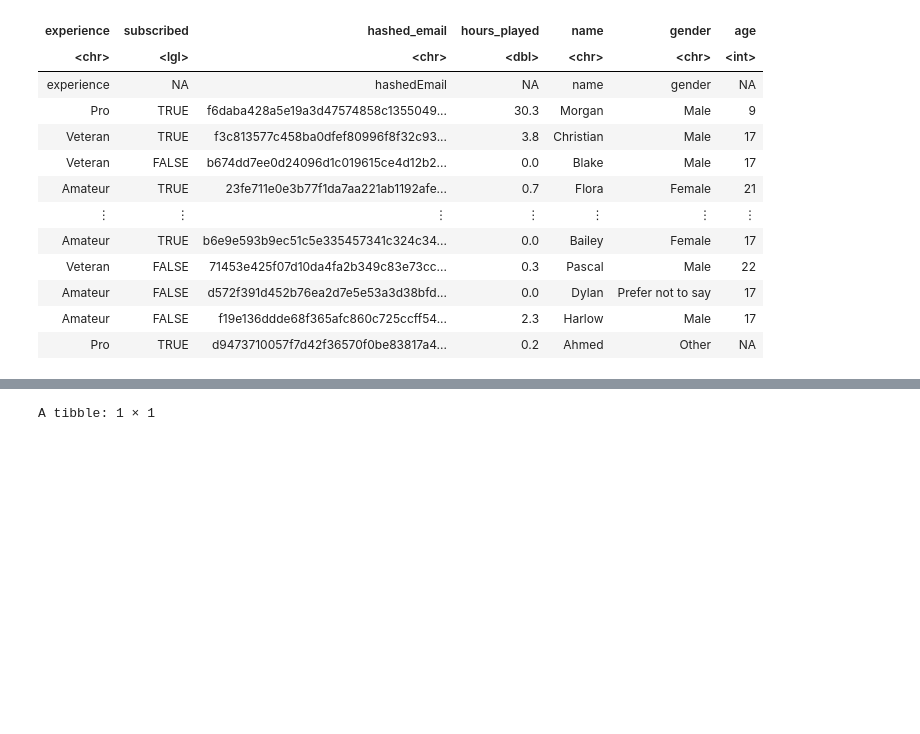
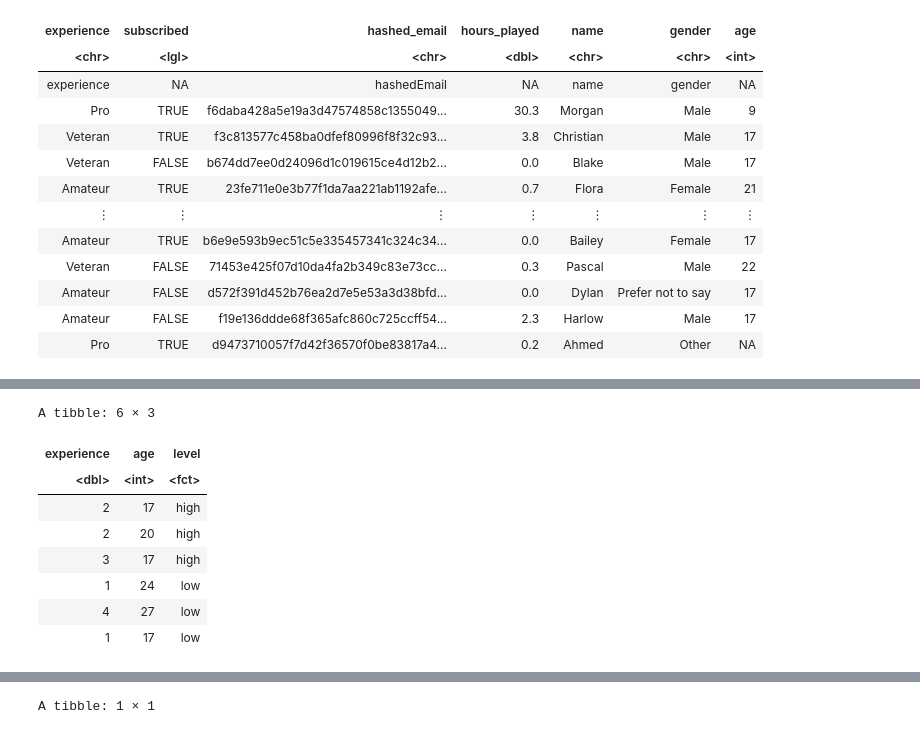
Before and after one commit to azoli113/DSCI100-Project-Group-006-36, a Jupyter notebook: draft-Copy1.ipynb, the cells around one changed output, grey strips where cells are left out. Cells and saved outputs as stored; diff of their text form; code cells hidden in the pictures; blank space fills up the shorter version.

```diff
--- a/draft-Copy1.ipynb
+++ b/draft-Copy1.ipynb
@@ -112,0 +139,19 @@ A tibble: 194 × 4
+# %%
+set.seed(1)
+
+split_data <- initial_split(players, prop = 3/4, strata = level)
+
+training_data <- training(split_data)
+testing_data <- testing(split_data)
+
+head(training_data)
+# %% [output]
+A tibble: 6 × 3
+| experience | age | level |
+| <dbl> | <int> | <fct> |
+| 2 | 17 | high |
+| 2 | 20 | high |
+| 3 | 17 | high |
+| 1 | 24 | low |
+| 4 | 27 | low |
+| 1 | 17 | low |
```
Also changed, not shown: parts of 13 cells of this notebook.
